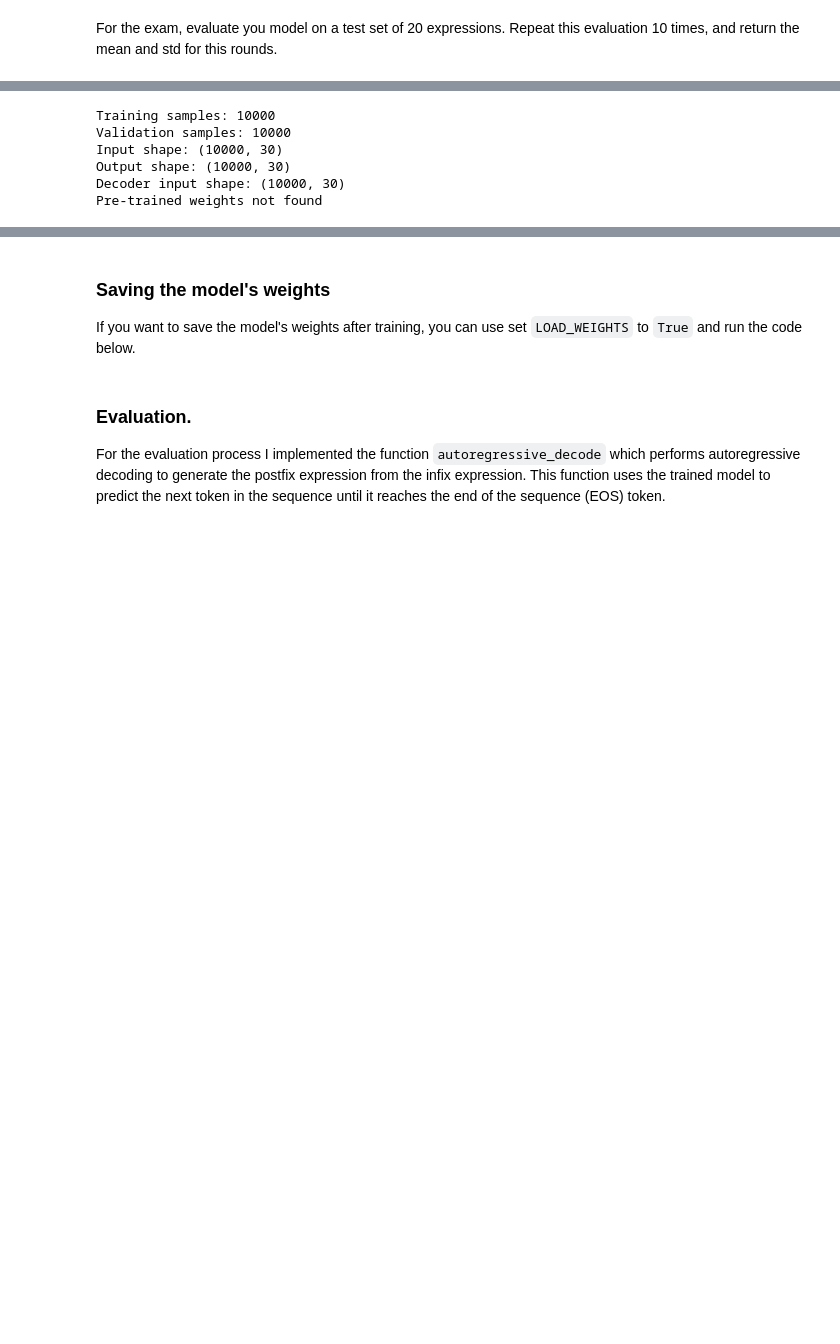
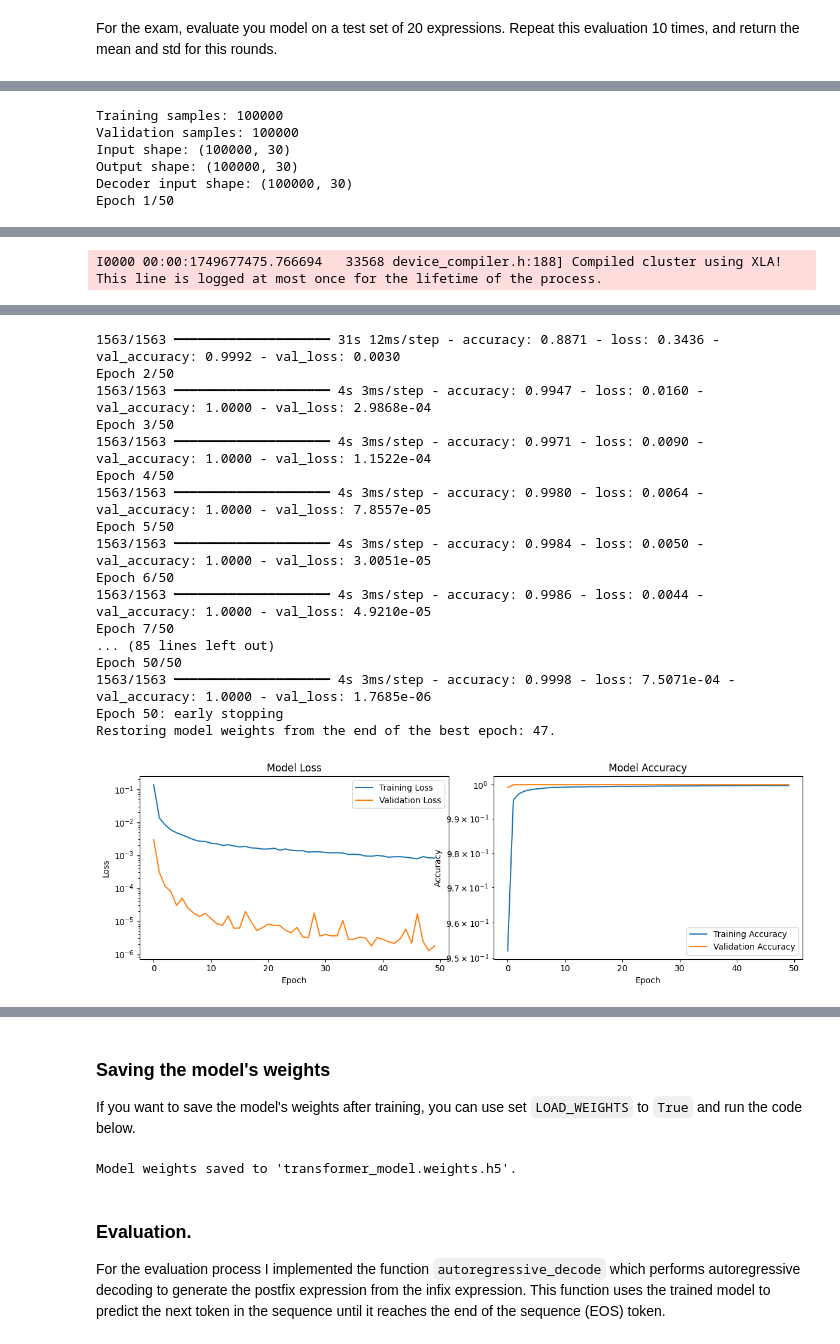
Before and after one commit to enricoferraiolo/Infix-to-postfix-notation, a Jupyter notebook: Infix_to_postifx_notation.ipynb, the cells around one changed output, grey strips where cells are left out. Cells and saved outputs as stored; diff of their text form; code cells hidden in the pictures; blank space fills up the shorter version.

Commit message:
0.998 accuracy

```diff
--- a/Infix_to_postifx_notation.ipynb
+++ b/Infix_to_postifx_notation.ipynb
@@ -339,12 +340,13 @@ def create_transformer_model(
         decoder_output = layers.LayerNormalization()(decoder_output + ffn_dec)
 
     # OUTPUT LAYER
-    outputs = layers.Dense(vocab_size, activation="softmax")(decoder_output)
+    outputs = layers.Dense(vocab_size, activation="softmax", dtype=tf.float32)(decoder_output)
 
     model = models.Model([encoder_inputs, decoder_inputs], outputs)
     return model
 
 
+tf.keras.mixed_precision.set_global_policy("mixed_float16")  # Enable mixed precision to speed up training, -5s on average
 # Check if GPU is available
 gpus = tf.config.list_physical_devices("GPU")
 if gpus:
@@ -363,6 +365,9 @@ model = create_transformer_model(
     num_decoder_layers=1,  # Number of decoder layers
 )
 
+# Summary
+# model.summary()
+
 # Compile the model
 model.compile(
     optimizer=tf.keras.optimizers.Adam(learning_rate=0.001),
@@ -398,8 +406,8 @@ Epoch 32 details:
 # %%
 # Prepare training data
-batch_size = 16
+batch_size = 64
 epochs = 50  # 50 epochs because we use early stopping
-MAX_DATASET_SIZE = 10000  # Original size for full training
+MAX_DATASET_SIZE = 100000  # Original size for full training
 
 # Generate smaller dataset for initial testing
 X_train, Y_train = generate_dataset(MAX_DATASET_SIZE)
@@ -419,15 +427,20 @@ print(f"Decoder input shape: {decoder_input_train.shape}")
 # model.summary()
 
 # Early stopping callback to prevent overfitting
-from tensorflow.keras.callbacks import EarlyStopping
+from tensorflow.keras import callbacks
 
-early_stop = EarlyStopping(
-    monitor="val_loss", patience=5, verbose=1, restore_best_weights=True
+early_stop = callbacks.EarlyStopping(
+    monitor="accuracy", patience=3, verbose=1, restore_best_weights=True
 )
 
+def make_dataset(X, decoder_input, Y, batch_size):
+    dataset = tf.data.Dataset.from_tensor_slices(((X, decoder_input), Y))
+    return dataset.shuffle(1024).batch(batch_size).prefetch(tf.data.AUTOTUNE)
 
-LOAD_WEIGHTS = True  # If False, proceed to train the model
+train_dataset = make_dataset(X_train, decoder_input_train, Y_train, batch_size)
+val_dataset = make_dataset(X_val, decoder_input_val, Y_val, batch_size)
 
+LOAD_WEIGHTS = False  # If False, proceed to train the model
 
 WEIGHTS_PATH = "transformer_model.weights.h5"
 
@@ -447,11 +460,9 @@ if LOAD_WEIGHTS:
 else:
     # Train the model
     history = model.fit(
-        [X_train, decoder_input_train],
-        Y_train,
-        batch_size=batch_size,
+        train_dataset,
+        validation_data=val_dataset,
         epochs=epochs,
-        validation_data=([X_val, decoder_input_val], Y_val),
         callbacks=[early_stop],
         verbose=1,
     )
@@ -467,6 +478,7 @@ else:
     plt.title("Model Loss")
     plt.xlabel("Epoch")
     plt.ylabel("Loss")
+    plt.semilogy()  # Use semilogy for better visibility of loss
     plt.legend()
 
     plt.subplot(1, 2, 2)
@@ -477,6 +489,7 @@ else:
     plt.ylabel("Accuracy")
     plt.legend()
     plt.tight_layout()
+    plt.semilogy()  # Use semilogy for better visibility of accuracy
     plt.show()
 
     print(f"Final training loss: {history.history['loss'][-1]:.4f}")
@@ -484,9 +497,9 @@ else:
     print(f"Final training accuracy: {history.history['accuracy'][-1]:.4f}")
     print(f"Final validation accuracy: {history.history['val_accuracy'][-1]:.4f}")
 # %% [output]
-Training samples: 10000
-Validation samples: 10000
-Input shape: (10000, 30)
-Output shape: (10000, 30)
-Decoder input shape: (10000, 30)
-Pre-trained weights not found
+Training samples: 100000
+Validation samples: 100000
+Input shape: (100000, 30)
+Output shape: (100000, 30)
+Decoder input shape: (100000, 30)
+Epoch 1/50
@@ -496,0 +520 @@ Loaded pre-trained weights.
+I0000 00:00:1749677475.766694   33568 device_compiler.h:188] Compiled cluster using XLA!  This line is logged at most once for the lifetime of the process.
@@ -496,0 +544,18 @@ Loaded pre-trained weights.
+1563/1563 ━━━━━━━━━━━━━━━━━━━━ 31s 12ms/step - accuracy: 0.8871 - loss: 0.3436 - val_accuracy: 0.9992 - val_loss: 0.0030
+Epoch 2/50
+1563/1563 ━━━━━━━━━━━━━━━━━━━━ 4s 3ms/step - accuracy: 0.9947 - loss: 0.0160 - val_accuracy: 1.0000 - val_loss: 2.9868e-04
+Epoch 3/50
+1563/1563 ━━━━━━━━━━━━━━━━━━━━ 4s 3ms/step - accuracy: 0.9971 - loss: 0.0090 - val_accuracy: 1.0000 - val_loss: 1.1522e-04
+Epoch 4/50
+1563/1563 ━━━━━━━━━━━━━━━━━━━━ 4s 3ms/step - accuracy: 0.9980 - loss: 0.0064 - val_accuracy: 1.0000 - val_loss: 7.8557e-05
+Epoch 5/50
+1563/1563 ━━━━━━━━━━━━━━━━━━━━ 4s 3ms/step - accuracy: 0.9984 - loss: 0.0050 - val_accuracy: 1.0000 - val_loss: 3.0051e-05
+Epoch 6/50
+1563/1563 ━━━━━━━━━━━━━━━━━━━━ 4s 3ms/step - accuracy: 0.9986 - loss: 0.0044 - val_accuracy: 1.0000 - val_loss: 4.9210e-05
+Epoch 7/50
+... (85 lines left out)
+Epoch 50/50
+1563/1563 ━━━━━━━━━━━━━━━━━━━━ 4s 3ms/step - accuracy: 0.9998 - loss: 7.5071e-04 - val_accuracy: 1.0000 - val_loss: 1.7685e-06
+Epoch 50: early stopping
+Restoring model weights from the end of the best epoch: 47.
+[figure, added]
@@ -498,11 +567,13 @@ Loaded pre-trained weights.
 ### Saving the model's weights
 If you want to save the model's weights after training, you can use set `LOAD_WEIGHTS` to `True` and run the code below.
 # %%
-SAVE_WEIGHTS = False
+SAVE_WEIGHTS = True
 # Save weights
 if SAVE_WEIGHTS:
     model.save_weights(WEIGHTS_PATH)
     print(f"Model weights saved to '{WEIGHTS_PATH}'.")
+# %% [output]
+Model weights saved to 'transformer_model.weights.h5'.
 # %% [markdown]
 ### Evaluation.
 For the evaluation process I implemented the function `autoregressive_decode` which performs autoregressive decoding to generate the postfix expression from the infix expression. This function uses the trained model to predict the next token in the sequence until it reaches the end of the sequence (EOS) token.
```
Also changed, not shown: parts of 7 cells of this notebook, 1 other file.
